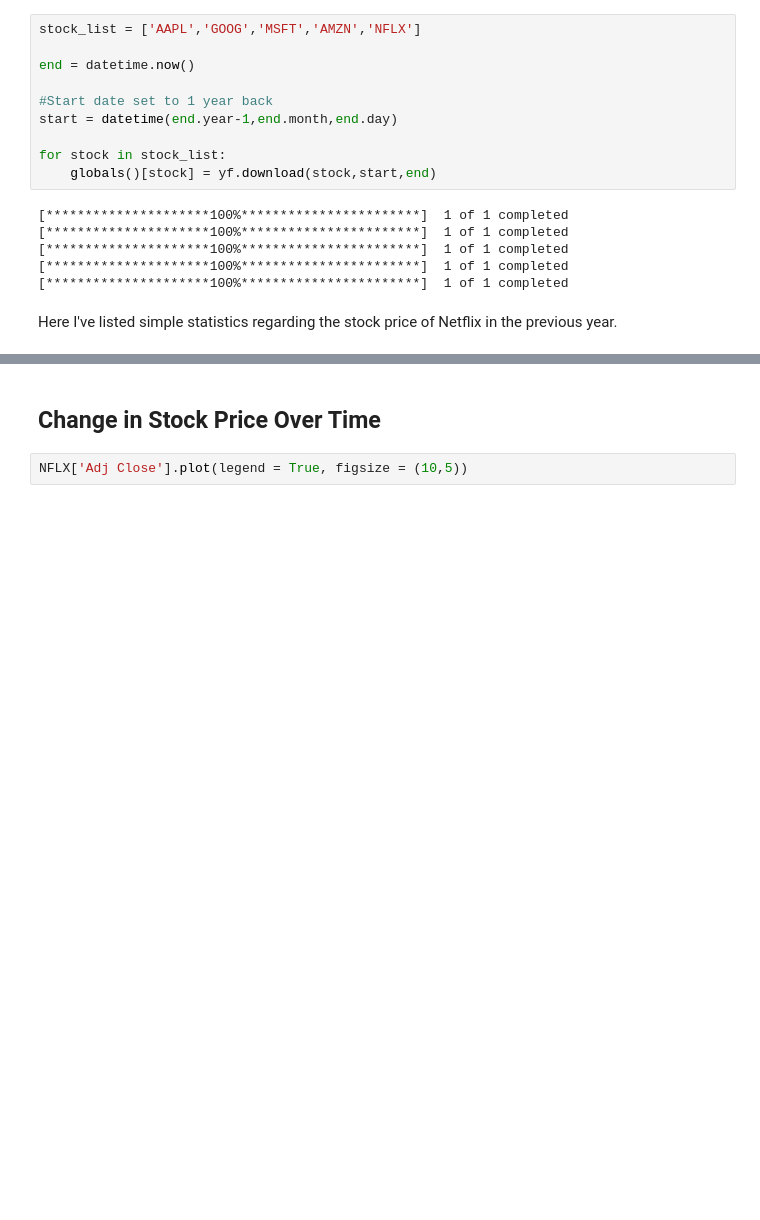
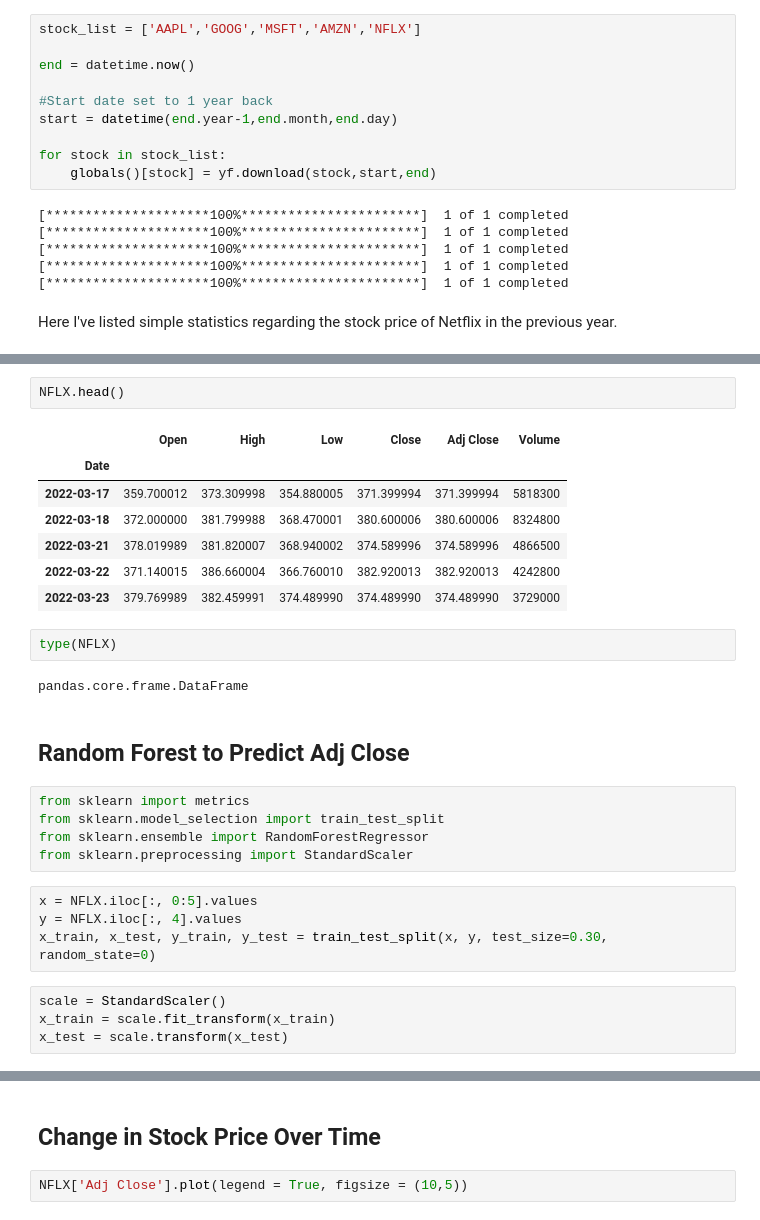
Before and after one commit to Smark2019/CS-452-Research-Project, a Jupyter notebook: Risk Analysis of Tech Stocks.ipynb, the cells around one changed output, grey strips where cells are left out. Cells and saved outputs as stored; diff of their text form; blank space fills up the shorter version.

Commit message:
Random Forest Algorithm is Implemented
Random Forest Algorithm is implemented on Netflix data.

```diff
--- a/Risk Analysis of Tech Stocks.ipynb
+++ b/Risk Analysis of Tech Stocks.ipynb
@@ -71,2 +73,31 @@ Volume       251 non-null int64
 dtypes: float64(5), int64(1)
 memory usage: 13.7 KB
+# %%
+NFLX.head()
+# %% [output]
+|  | Open | High | Low | Close | Adj Close | Volume |
+| Date |  |  |  |  |  |  |
+| 2022-03-17 | 359.700012 | 373.309998 | 354.880005 | 371.399994 | 371.399994 | 5818300 |
+| 2022-03-18 | 372.000000 | 381.799988 | 368.470001 | 380.600006 | 380.600006 | 8324800 |
+| 2022-03-21 | 378.019989 | 381.820007 | 368.940002 | 374.589996 | 374.589996 | 4866500 |
+| 2022-03-22 | 371.140015 | 386.660004 | 366.760010 | 382.920013 | 382.920013 | 4242800 |
+| 2022-03-23 | 379.769989 | 382.459991 | 374.489990 | 374.489990 | 374.489990 | 3729000 |
+# %%
+type(NFLX)
+# %% [output]
+pandas.core.frame.DataFrame
+# %% [markdown]
+## Random Forest to Predict Adj Close
+# %%
+from sklearn import metrics
+from sklearn.model_selection import train_test_split
+from sklearn.ensemble import RandomForestRegressor
+from sklearn.preprocessing import StandardScaler
+# %%
+x = NFLX.iloc[:, 0:5].values
+y = NFLX.iloc[:, 4].values
+x_train, x_test, y_train, y_test = train_test_split(x, y, test_size=0.30,  random_state=0)
+# %%
+scale = StandardScaler()
+x_train = scale.fit_transform(x_train)
+x_test = scale.transform(x_test)
```
Also changed, not shown: parts of 4 cells of this notebook.
